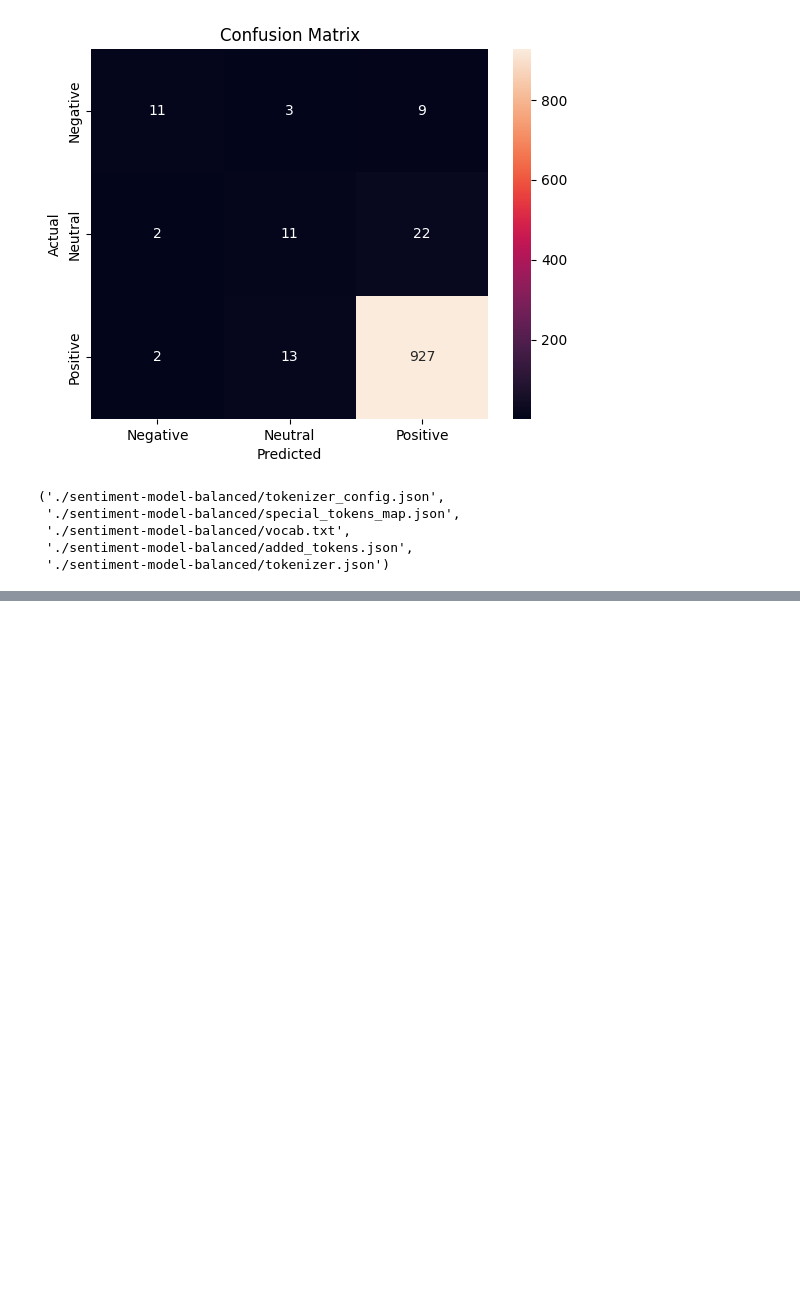
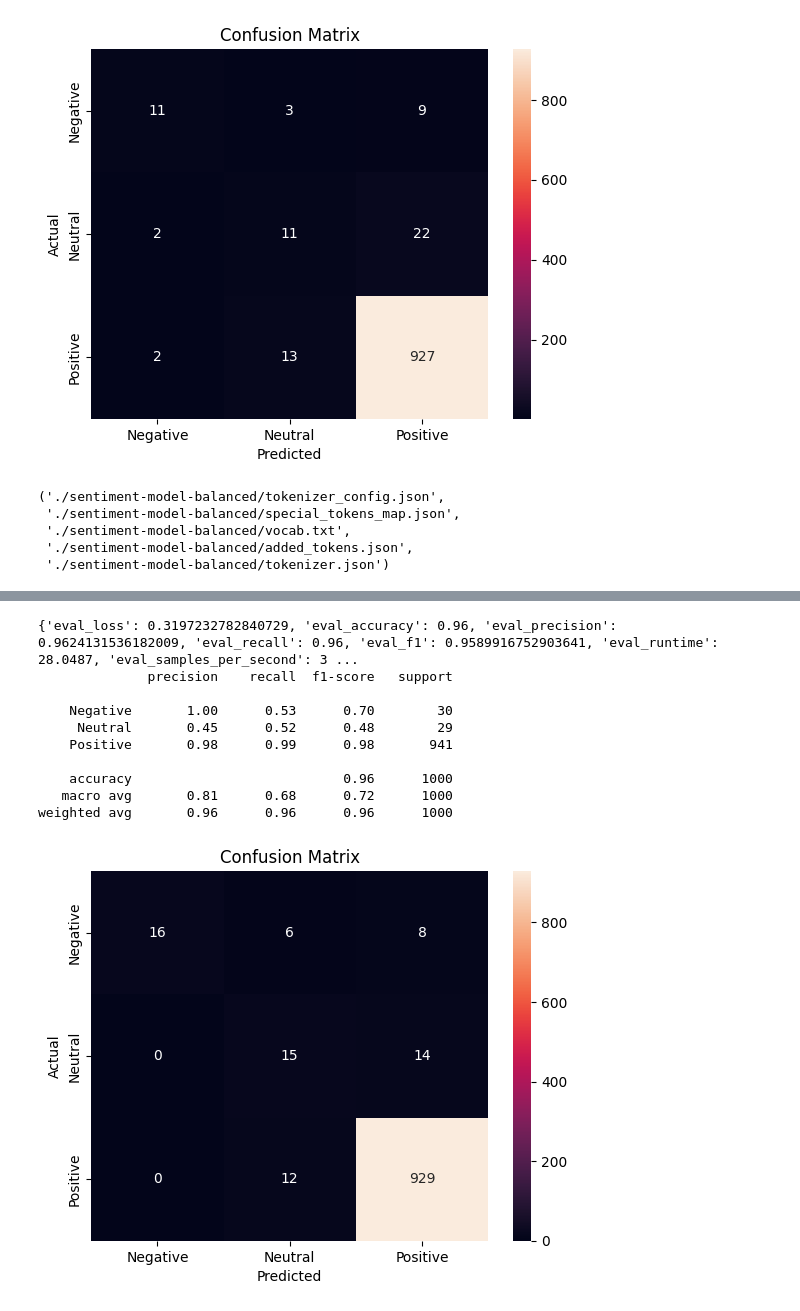
Before and after one commit to RanwahSadik/Automated-Customers-Review, a Jupyter notebook: Project_NLP.ipynb, the cells around one changed output, grey strips where cells are left out. Saved outputs shown, nothing was run; the diff lists cells and outputs as text; code cells hidden in the pictures; blank space fills up the shorter version.

```diff
--- a/Project_NLP.ipynb
+++ b/Project_NLP.ipynb
@@ -324,0 +344,2 @@ tokenizer.save_pretrained("./sentiment-model-balanced")
+# %%
+model = RobertaForSequenceClassification.from_pretrained('roberta-base', num_labels=3)
@@ -324,0 +351,14 @@ tokenizer.save_pretrained("./sentiment-model-balanced")
+# %%
+data_collator = DataCollatorWithPadding(tokenizer=tokenizer)
+# %%
+trainer = Trainer(
+    model=model,
+    args=training_args,
+    train_dataset=train_dataset_balanced,
+    eval_dataset=test_dataset,
+    tokenizer=tokenizer,
+    data_collator=data_collator,
+    compute_metrics=compute_metrics
+)
+# %%
+trainer.train()
@@ -324,0 +389,23 @@ tokenizer.save_pretrained("./sentiment-model-balanced")
+# %%
+metrics = trainer.evaluate()
+print(metrics)
+
+predictions = trainer.predict(test_dataset)
+preds = predictions.predictions.argmax(-1)
+labels = predictions.label_ids
+
+# Classification Report
+from sklearn.metrics import classification_report, confusion_matrix
+print(classification_report(labels, preds, target_names=["Negative", "Neutral", "Positive"]))
+
+# Confusion Matrix
+import seaborn as sns
+import matplotlib.pyplot as plt
+
+cm = confusion_matrix(labels, preds)
+sns.heatmap(cm, annot=True, fmt='d', xticklabels=["Negative", "Neutral", "Positive"], yticklabels=["Negative", "Neutral", "Positive"])
+plt.xlabel('Predicted')
+plt.ylabel('Actual')
+plt.title('Confusion Matrix')
+plt.show()
+# %% [output]
@@ -324,0 +413,11 @@ tokenizer.save_pretrained("./sentiment-model-balanced")
+{'eval_loss': 0.3197232782840729, 'eval_accuracy': 0.96, 'eval_precision': 0.9624131536182009, 'eval_recall': 0.96, 'eval_f1': 0.9589916752903641, 'eval_runtime': 28.0487, 'eval_samples_per_second': 3 ...
+              precision    recall  f1-score   support
+
+    Negative       1.00      0.53      0.70        30
+     Neutral       0.45      0.52      0.48        29
+    Positive       0.98      0.99      0.98       941
+
+    accuracy                           0.96      1000
+   macro avg       0.81      0.68      0.72      1000
+weighted avg       0.96      0.96      0.96      1000
+[figure, added]
```
Also changed, not shown: parts of 10 cells of this notebook.
